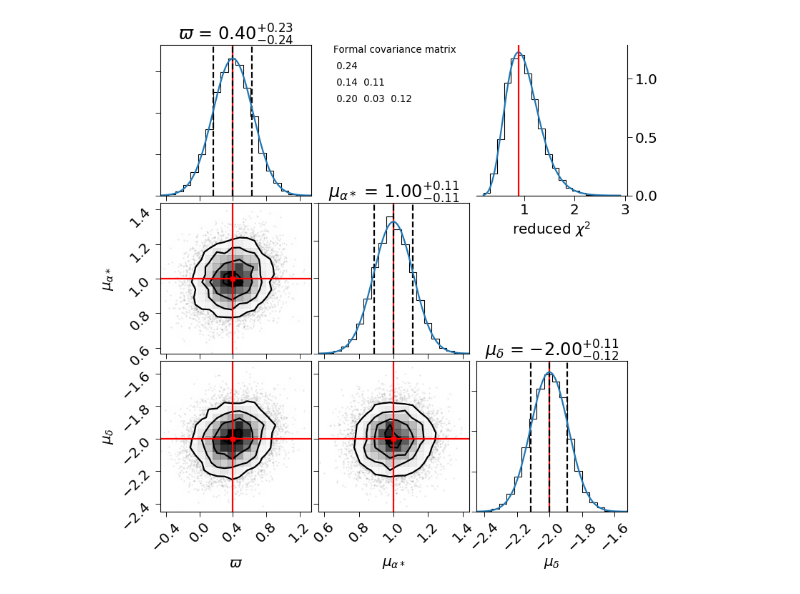
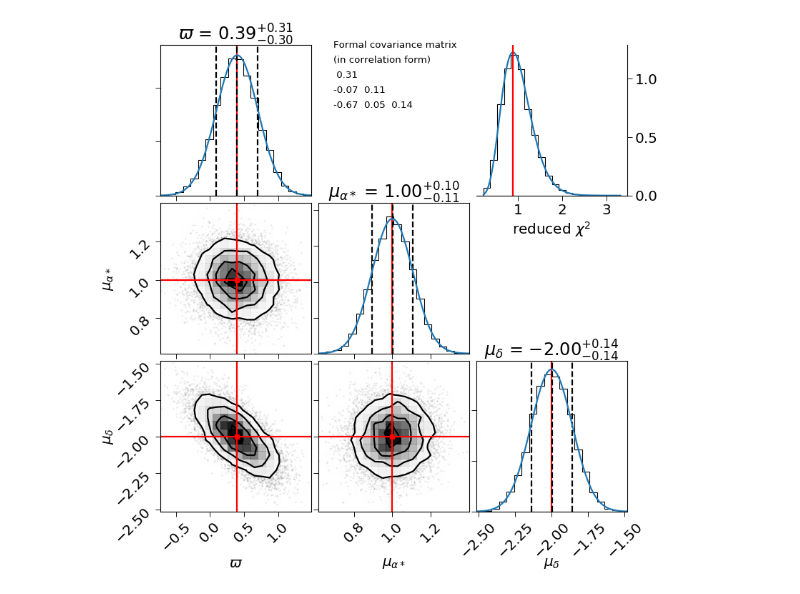
Before and after one commit to agabrown/astrometry-inference-tutorials, a Jupyter notebook: luminosity-calibration/DemoNegativeParallax.ipynb, the cells around one changed output. Drawn from its saved outputs; the diff is of its cells as text; code cells hidden in the pictures.

```diff
--- a/luminosity-calibration/DemoNegativeParallax.ipynb
+++ b/luminosity-calibration/DemoNegativeParallax.ipynb
@@ -100,8 +100,8 @@ def ephemeris_earth_simple(t):
     orbitalradius = 1.0 #(AU)
     (b_xecl, b_yecl, b_zecl) = (orbitalradius*np.cos(2*np.pi/orbitalperiod*t),
                                 orbitalradius*np.sin(2*np.pi/orbitalperiod*t), t*0)
-    b_xicrs, b_yicrs, b_zicrs = ecltoicrs.transformCartesianCoordinates(b_xecl, b_yecl, b_zecl)
-    return np.vstack([b_xicrs, b_yicrs, b_zicrs])
+    b_xbcrs, b_ybcrs, b_zbcrs = ecltoicrs.transformCartesianCoordinates(b_xecl, b_yecl, b_zecl)
+    return np.vstack([b_xbcrs, b_ybcrs, b_zbcrs])
 
 def calc_epochpos_topocentric(alpha, delta, parallax, mura, mudec, vrad, t, refepoch, ephem, eqMat=False):
     """
@@ -151,21 +151,26 @@ def calc_epochpos_topocentric(alpha, delta, parallax, mura, mudec, vrad, t, refe
     else:
         signparallax=-1
 
-    # apparent phase space coordinates at reference epoch
+    # Phase space coordinates at reference epoch. Ignore light travel time from source to observer and take the
+    # absolute value of the parallax in order to handle negative parallaxes according to the interpretation that
+    # the observer's orbit is then going the other way around the sun.
     bS_x, bS_y, bS_z, vS_x, vS_y, vS_z = astrometryToPhaseSpace(alpha, delta, np.abs(parallax), mura, mudec, vrad)
-    # Apparent phase space coordinates for the observation times, ignore differential light-time effects.
-    bS_icrs = np.zeros((3,t.size))
-    bS_icrs[0,:] = bS_x+vS_x*(t-refepoch)*(1000*pygcst.julianYearSeconds/pygcst.parsec)
-    bS_icrs[1,:] = bS_y+vS_y*(t-refepoch)*(1000*pygcst.julianYearSeconds/pygcst.parsec)
-    bS_icrs[2,:] = bS_z+vS_z*(t-refepoch)*(1000*pygcst.julianYearSeconds/pygcst.parsec)
 
-    bO_icrs = ephem(t)
-    uO = bS_icrs + signparallax * bO_icrs*pygcst.auInMeter/pygcst.parsec
+    # Phase space coordinates for the observation times.
+    bS_bcrs = np.zeros((3,t.size))
+    bS_bcrs[0,:] = bS_x+vS_x*(t-refepoch)*(1000*pygcst.julianYearSeconds/pygcst.parsec)
+    bS_bcrs[1,:] = bS_y+vS_y*(t-refepoch)*(1000*pygcst.julianYearSeconds/pygcst.parsec)
+    bS_bcrs[2,:] = bS_z+vS_z*(t-refepoch)*(1000*pygcst.julianYearSeconds/pygcst.parsec)
+
+    bO_bcrs = ephem(t)
+    uO = bS_bcrs + signparallax * bO_bcrs*pygcst.auInMeter/pygcst.parsec
     alpha_obs = np.arctan2(uO[1,:], uO[0,:])
     indices = (alpha_obs<0)
     alpha_obs[indices] = alpha_obs[indices]+2*np.pi
     delta_obs = np.arcsin(uO[2,:]/np.linalg.norm(uO,axis=0))
 
+    # Calculate the difference between the observed direction to the source at time t and the coordinate direction
+    # with respect to the solar system barycentre at the reference epoch (alpha, delta).
     delta_alpha = (alpha_obs - alpha)*np.cos(delta)/mastorad
     delta_delta = (delta_obs - delta)/mastorad
 
@@ -173,18 +178,15 @@ def calc_epochpos_topocentric(alpha, delta, parallax, mura, mudec, vrad, t, refe
     q = np.array([-np.sin(delta)*np.cos(alpha), -np.sin(delta)*np.sin(alpha), np.cos(delta)])
     r = np.array([np.cos(delta)*np.cos(alpha), np.cos(delta)*np.sin(alpha), np.sin(delta)])
 
-    tB = t + (np.dot(r,bO_icrs))*pygcst.auInMeter/(pygcst.julianYearSeconds*constants.c.value)
-    murad = vrad*parallax/(1000*pygcst.auKmYearPerSec)
-    zetarad = vrad*parallax/(1000*pygcst.auMasKmYearPerSec)
+    tB = t + (np.dot(r,bO_bcrs))*pygcst.auInMeter/(pygcst.julianYearSeconds*constants.c.value)
 
     if eqMat:
-        norm = 1.0 + (tB-refepoch)*zetarad
         nobs = t.size
         A = np.zeros((2*nobs,3))
-        A[0:nobs,0] = -np.dot(p,bO_icrs)/norm
-        A[nobs:2*nobs,0] = -np.dot(q,bO_icrs)/norm
-        A[0:nobs,1] = (tB-refepoch)/norm
-        A[nobs:2*nobs,2] = (tB-refepoch)/norm
+        A[0:nobs,0] = -np.dot(p,bO_bcrs)
+        A[nobs:2*nobs,0] = -np.dot(q,bO_bcrs)
+        A[0:nobs,1] = (tB-refepoch)
+        A[nobs:2*nobs,2] = (tB-refepoch)
         return delta_alpha, delta_delta, A
     else:
         return delta_alpha, delta_delta
@@ -270,7 +325,7 @@ plt.show()
 meas_unc = 0.7 # Instantaneous measurement uncertainty in alpha*cos(delta) and delta (mas)
 covmat = inv(np.dot(A.T,A))*meas_unc**2
 
-covmattext = "Formal covariance matrix\n"
+covmattext = "Formal covariance matrix\n(in correlation form)\n"
 covmattext = covmattext + "{0:5.2f}\n".format(np.sqrt(covmat[0,0]))
 covmattext = covmattext + "{0:5.2f} {1:5.2f}\n".format(covmat[1,0]/np.sqrt(covmat[0,0]*covmat[1,1]),
                                                      np.sqrt(covmat[1,1]))
@@ -296,31 +351,31 @@ for i in range(Nsims):
 fig = plt.figure(figsize=(10,10))
 ax = []
 for i in range(1,10):
     ax.append(fig.add_subplot(3,3,i))
 corner.corner(params, labels=[r'$\varpi$', r'$\mu_{\alpha*}$', r'$\mu_\delta$'], truths=[parallax, mura, mudec],
               truth_color='r', quantiles=[0.16,0.50,0.84], show_titles=True, fig=fig,
               hist_kwargs={'density':True})
 x = np.linspace(params[:,0].min(), params[:,0].max(), 1000)
 ax[0].plot(x, norm.pdf(x, loc=parallax, scale=np.sqrt(covmat[0,0])), lw=2)
 x = np.linspace(params[:,1].min(), params[:,1].max(), 1000)
 ax[4].plot(x, norm.pdf(x, loc=mura, scale=np.sqrt(covmat[1,1])), lw=2)
 x = np.linspace(params[:,2].min(), params[:,2].max(), 1000)
 ax[8].plot(x, norm.pdf(x, loc=mudec, scale=np.sqrt(covmat[2,2])), lw=2)
 
 axchisq = fig.add_subplot(3,3,3, label='chisq')
 axchisq.hist(chisq, bins=20, density=True, histtype='step', color='k')
 x = np.linspace(chisq.min(), chisq.max(), 1000)
 axchisq.plot(x, chi2.pdf(x*dof, dof)*dof, lw=2)
 axchisq.set_xlabel(r'reduced $\chi^2$')
 axchisq.yaxis.set_ticks_position('right')
 axchisq.spines['left'].set_visible(False)
 axchisq.spines['top'].set_visible(False)
 axchisq.axvline(x=1.0-2.0/dof, color='r')
 
 #axcov = fig.add_subplot(3,3,2, label='cov')
 ax[4].text(0.1,1.8, covmattext, ha='left', va='center', linespacing=1.8, size=12, transform=ax[4].transAxes)
 
 plt.savefig("simulated_lsq_solutions.pdf")
 plt.show()
 # %% [output]
-[figure, old version]
+[figure, new version]
```
Also changed, not shown: parts of 7 cells of this notebook.
